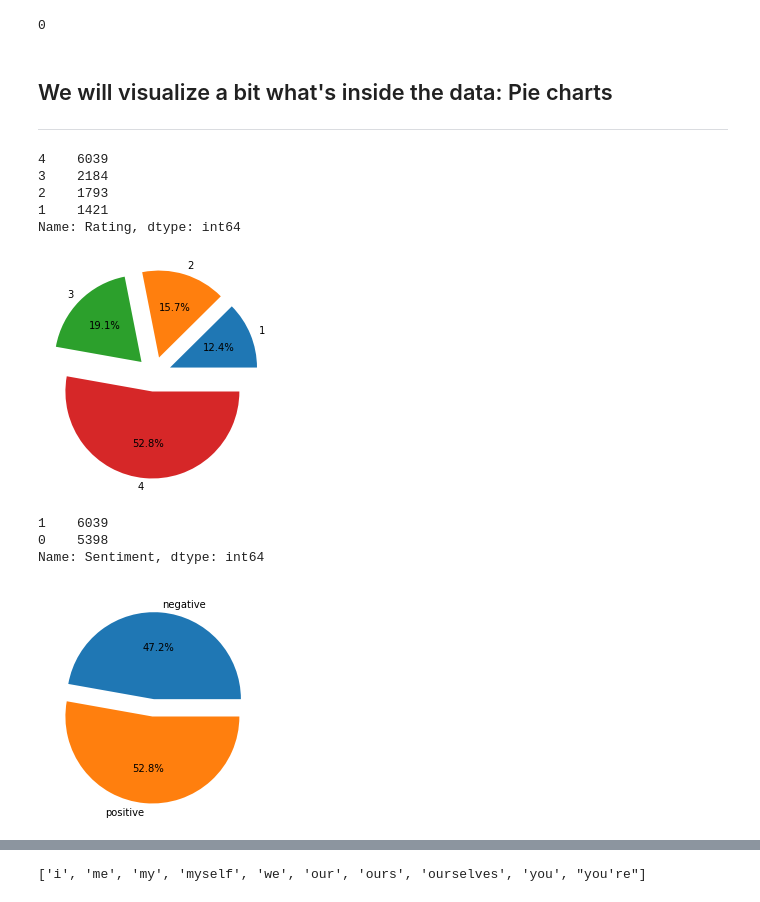
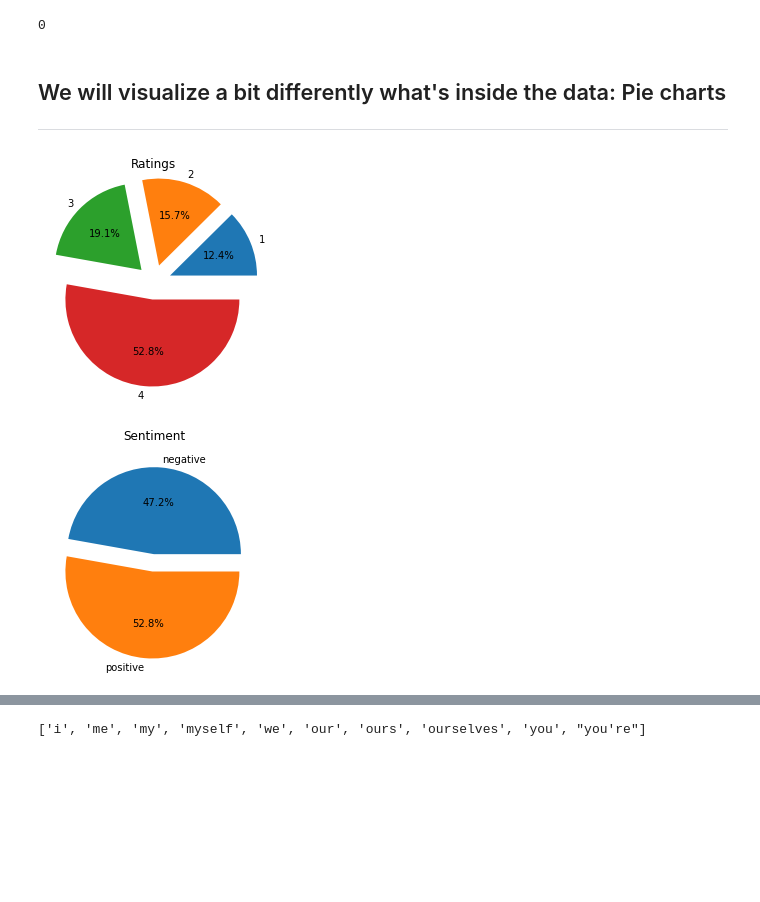
Before and after one commit to valfaro-v2/MagolegoTeamProject, a Jupyter notebook: Proyect.ipynb, the cells around one changed output, grey strips where cells are left out. Drawn from its saved outputs; the diff is of its cells as text; code cells hidden in the pictures; blank space fills up the shorter version.

Commit message:
Data Preprocessing and Loading

```diff
--- a/Proyect.ipynb
+++ b/Proyect.ipynb
@@ -62,9 +62,12 @@ five_star_ratings_index
 # %%
-df = pd.read_csv('tripadvisor_hotel_reviews.csv')
-df = df.drop(index=five_star_ratings_index)
-#Great! We are doing good so far.
+five_star_ratings_index = df.index[df['Rating']==5].tolist() #select rows labeled with 5
+
+df = df.drop(index=five_star_ratings_index) #drop the rows that we selected
 df = df.reset_index()
 df = df.drop(columns=['index'])
+
+NUMBER_OF_ROWS = df.shape[0]
+
 df
 # %% [output]
 |  | Review | Rating |
@@ -166,15 +137,6 @@ dtype: int64
 # %% [output]
 0
 # %% [markdown]
-## We will visualize a bit what's inside the data: Pie charts
+## We will visualize a bit differently what's inside the data: Pie charts
 
 ---
-# %%
-rating_counts = df_model['Rating'].value_counts()
-rating_counts
-# %% [output]
-4    6039
-3    2184
-2    1793
-1    1421
-Name: Rating, dtype: int64
@@ -183,18 +143,16 @@ size=[rating_counts.get(1), rating_counts.get(2),rating_counts.get(3), rating_co
 # %%
+rating_counts = df_model['Rating'].value_counts()
+size=[rating_counts.get(1), rating_counts.get(2),rating_counts.get(3), rating_counts.get(4)]
 plt.pie(size, labels=['1','2','3','4'], autopct='%1.1f%%', explode=[0.2,0.2,0.2,0.2])
+plt.title('Ratings')
 plt.show()
 # %% [output]
-[figure, old version]
+[figure, new version]
-# %%
-sentiment_counts = df_model['Sentiment'].value_counts()
-sentiment_counts
-# %% [output]
-1    6039
-0    5398
-Name: Sentiment, dtype: int64
 # %%
+sentiment_counts = df_model['Sentiment'].value_counts()
 size=[sentiment_counts.get(0), sentiment_counts.get(1)]
 plt.pie(size, labels=['negative', 'positive'], autopct='%1.1f%%', explode=[0,0.2])
+plt.title('Sentiment')
 plt.show()
 # %% [output]
-[figure, old version]
+[figure, new version]
```
Also changed, not shown: parts of 56 cells of this notebook.
